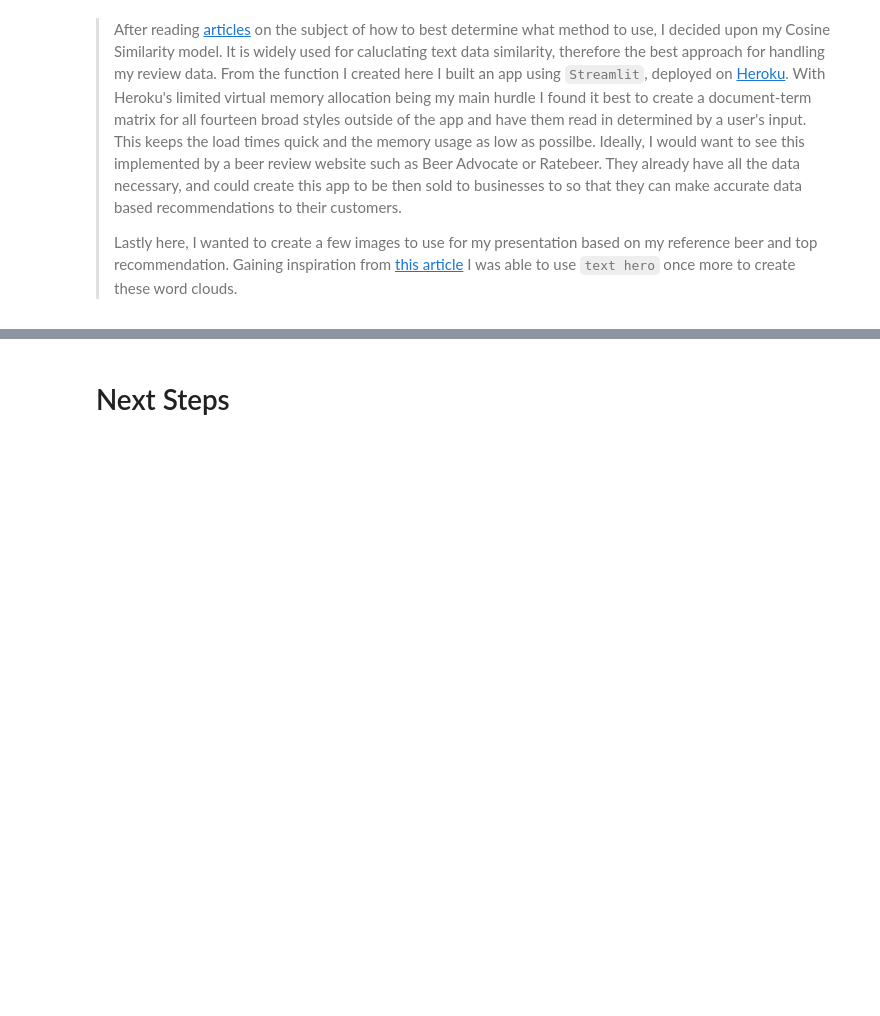
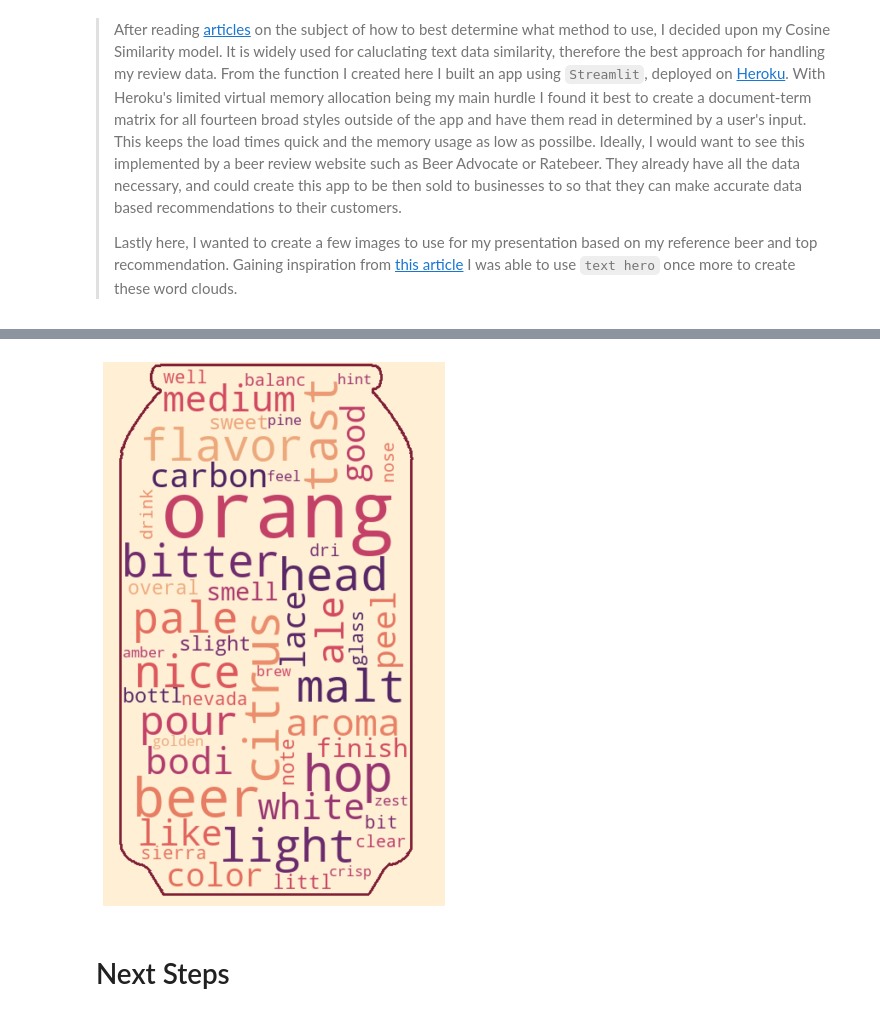
Before and after one commit to stevenaddison/Beer-Me, a Jupyter notebook: FinalNotebook.ipynb, the cells around one changed output, grey strips where cells are left out. Drawn from its saved outputs; the diff is of its cells as text; code cells hidden in the pictures; blank space fills up the shorter version.

Commit message:
Clean Upload

```diff
--- a/FinalNotebook.ipynb
+++ b/FinalNotebook.ipynb
@@ -547,7 +806,9 @@ wordcloud(beer1, max_words = 50, mask=beer_mask, contour_color='#802036', contou
 # %%
 # Creating cloud for my top recommendation
-beer2 = cont_df.loc[[175577]]['clean_text']
+beer2 = cont_df.loc[[259486]]['clean_text']
 wordcloud(beer2, max_words = 50, mask=beer_mask, contour_color='#802036', contour_width=2, colormap = 'flare', height= 600)
+# %% [output]
+[figure, added]
 # %% [markdown]
 # <a id="#Next Steps">Next Steps</a>
 # %% [markdown]
```
Also changed, not shown: parts of 18 cells of this notebook.
